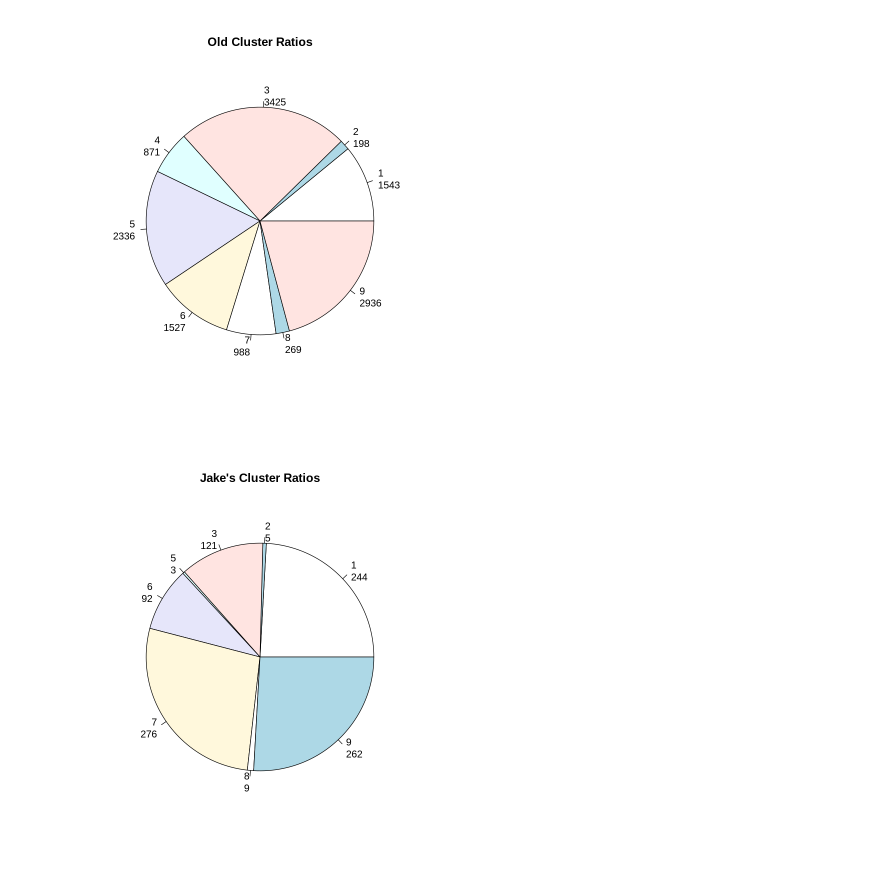
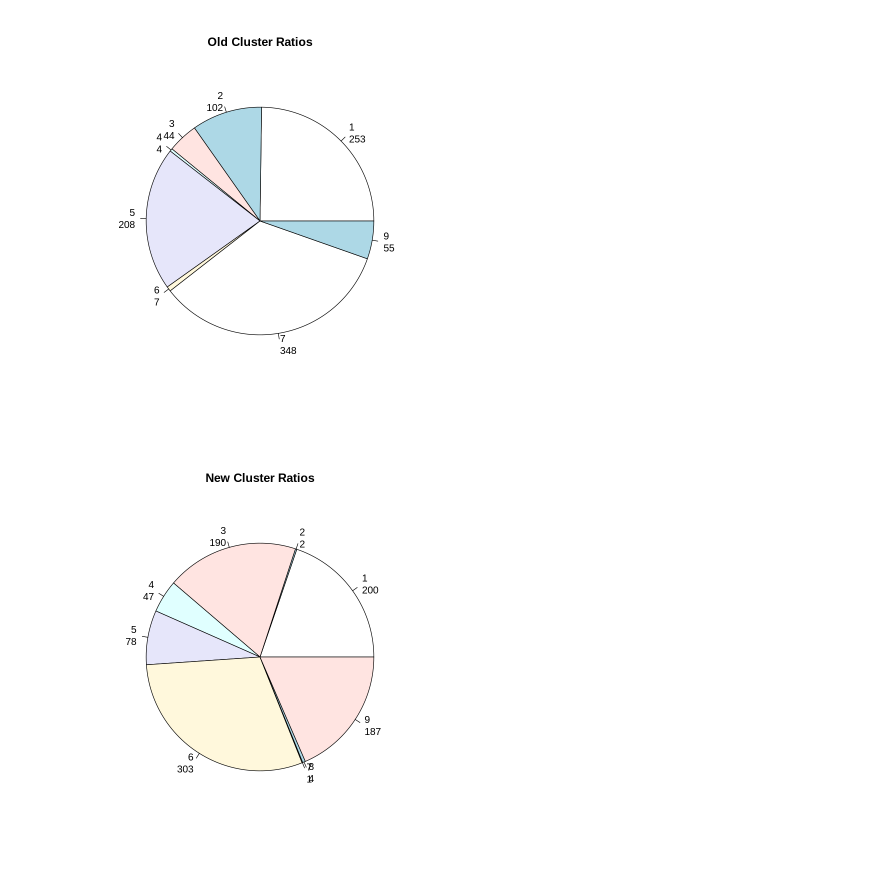
Before and after one commit to UMI-iGlobes/soundscapes, a Jupyter notebook: Jupyter/Post-Lockdown Analysis.ipynb, the cells around one changed output. Saved outputs shown, nothing was run; the diff lists cells and outputs as text; code cells hidden in the pictures.

Commit message:
fixed standardizing error in Post-Lockdown Analysis.ipynb and changed pie charts to compare only the same site.

```diff
--- a/Jupyter/Post-Lockdown Analysis.ipynb
+++ b/Jupyter/Post-Lockdown Analysis.ipynb
@@ -2,5 +2,7 @@
 old_data <- read.csv(file = '/home/colton/PycharmProjects/soundscapes/indices_with_clusters.csv')
 old_data$acoustic_evenness....double..<-NULL
 old_data$spectral_entropy....double..<-NULL
+old_data[,7:14]<- scale(old_data[,7:14])
+unique(old_data$Site)
 head(old_data)
 # %% [output]
@@ -16,5 +24,7 @@ A data.frame: 6 × 16
 # %%
 new_data <- read.csv(file = '/media/colton/My Passport/jake_lockdown.csv')
 new_data$acoustic_evenness....double..<-NULL
+new_data$spectral_entropy....double..<-NULL
+new_data[,4:11]<- scale(new_data[,4:11])
 head(new_data)
 # %% [output]
@@ -132,15 +141,16 @@ A data.frame: 6 × 13
 # %%
+old_data<-old_data[which(old_data$Site=="Jake_NA"),]
 oldtable<-table(old_data$cluster..nine..clusters)
 lbls <- paste(names(oldtable), "\n", oldtable, sep="")
 pie(oldtable, labels = lbls,
    main="Old Cluster Ratios")
 newtable<-table(analysis_data$hypothetical_cluster)
 lbls <- paste(names(newtable), "\n", newtable, sep="")
 pie(newtable, labels = lbls,
-   main="Jake's Cluster Ratios")
+   main="New Cluster Ratios")
 # %% [output]
-[figure, old version]
+[figure, new version]
-[figure, old version]
+[figure, new version]
 # %%
 hist(analysis_data$proximity_percentage,breaks=100)
 # %% [output]
```
Also changed, not shown: parts of 6 cells of this notebook.
